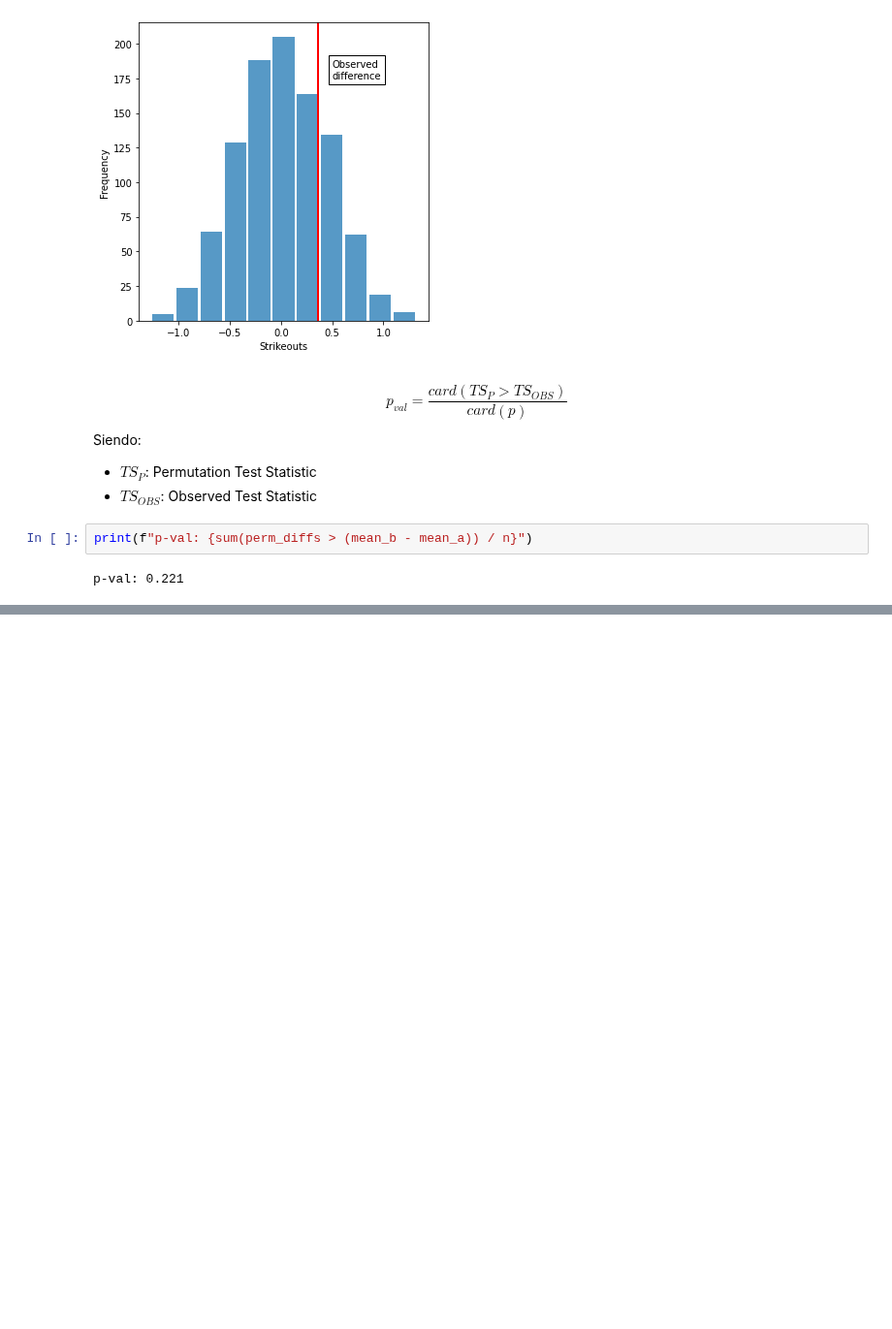
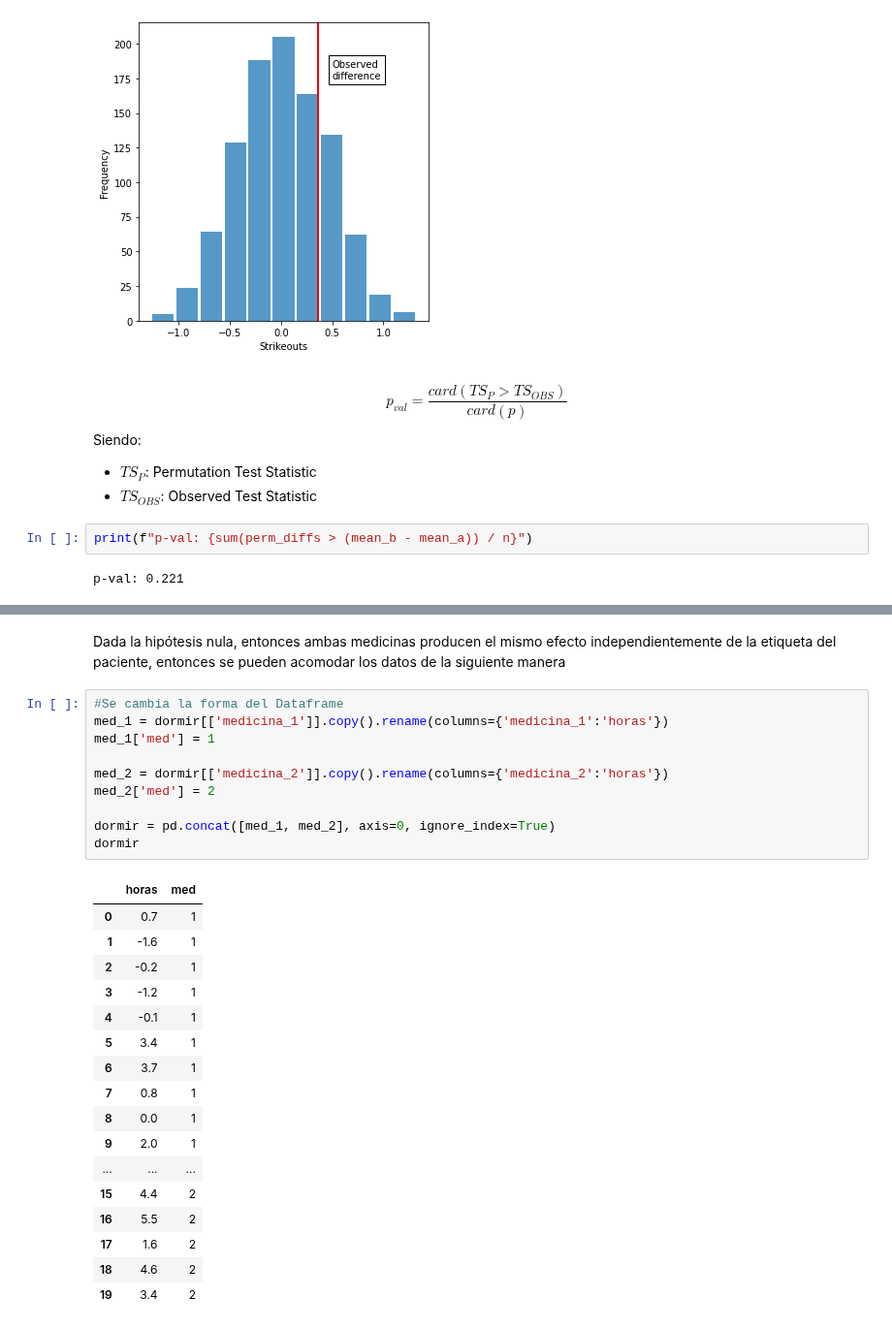
Before and after one commit to CAMM961001/itam-mcd, a Jupyter notebook: fundamentos-estadisticos/libros/pruebas_hipotesis.ipynb, the cells around one changed output, grey strips where cells are left out. Shown at 97% size. Cells and saved outputs as stored; diff of their text form; blank space fills up the shorter version.

```diff
--- a/fundamentos-estadisticos/libros/pruebas_hipotesis.ipynb
+++ b/fundamentos-estadisticos/libros/pruebas_hipotesis.ipynb
@@ -189,0 +219,30 @@ p-val: 0.221
+# %% [markdown]
+Dada la hipótesis nula, entonces ambas medicinas producen el mismo efecto independientemente de la etiqueta del paciente, entonces se pueden acomodar los datos de la siguiente manera
+# %%
+#Se cambia la forma del Dataframe
+med_1 = dormir[['medicina_1']].copy().rename(columns={'medicina_1':'horas'})
+med_1['med'] = 1
+
+med_2 = dormir[['medicina_2']].copy().rename(columns={'medicina_2':'horas'})
+med_2['med'] = 2
+
+dormir = pd.concat([med_1, med_2], axis=0, ignore_index=True)
+dormir
+# %% [output]
+|  | horas | med |
+| 0 | 0.7 | 1 |
+| 1 | -1.6 | 1 |
+| 2 | -0.2 | 1 |
+| 3 | -1.2 | 1 |
+| 4 | -0.1 | 1 |
+| 5 | 3.4 | 1 |
+| 6 | 3.7 | 1 |
+| 7 | 0.8 | 1 |
+| 8 | 0.0 | 1 |
+| 9 | 2.0 | 1 |
+| ... | ... | ... |
+| 15 | 4.4 | 2 |
+| 16 | 5.5 | 2 |
+| 17 | 1.6 | 2 |
+| 18 | 4.6 | 2 |
+| 19 | 3.4 | 2 |
```
Also changed, not shown: parts of 10 cells of this notebook.
